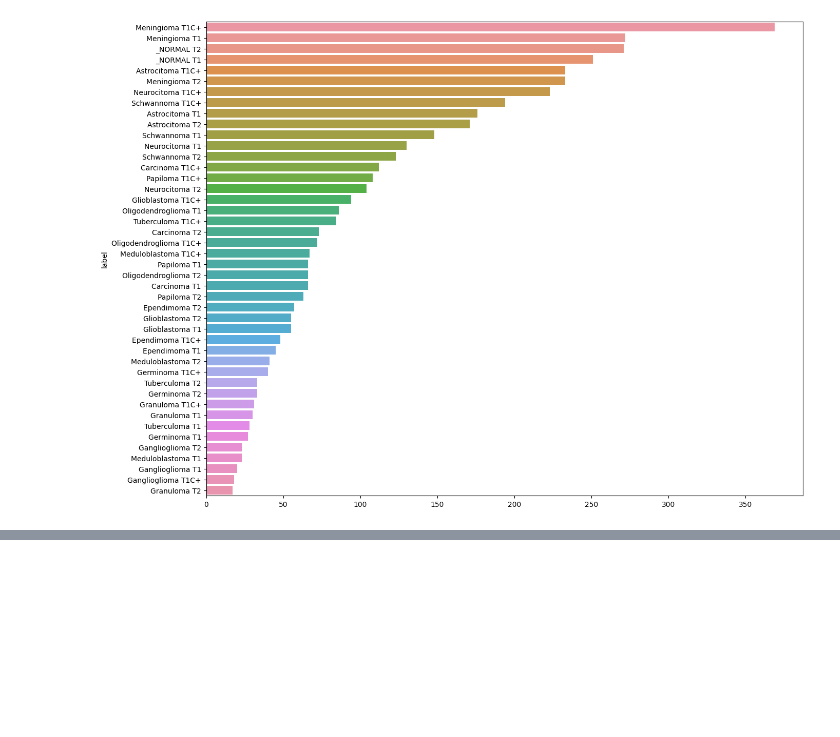
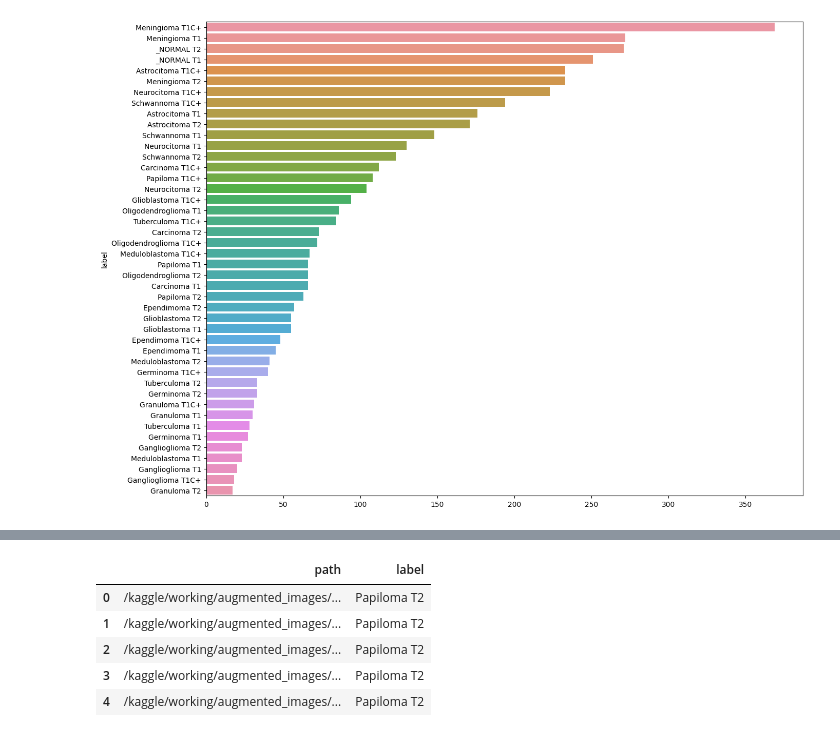
Before and after one commit to Som-III/Brain_tumor_detection_using_deep_learning, a Jupyter notebook: tumor_detection.ipynb, the cells around one changed output, grey strips where cells are left out. Cells and saved outputs as stored; diff of their text form; code cells hidden in the pictures; blank space fills up the shorter version.

Commit message:
Kaggle Notebook | tumor | Version 3

```diff
--- a/tumor_detection.ipynb
+++ b/tumor_detection.ipynb
@@ -93,0 +163,11 @@ plt.show()
+# %%
+#augmented_df.to_pickle('augmented_balanced_dataset.pkl')
+#augmented_df = pd.read_pickle('augmented_balanced_dataset.pkl')
+augmented_df.head()
+# %% [output]
+|  | path | label |
+| 0 | /kaggle/working/augmented_images/... | Papiloma T2 |
+| 1 | /kaggle/working/augmented_images/... | Papiloma T2 |
+| 2 | /kaggle/working/augmented_images/... | Papiloma T2 |
+| 3 | /kaggle/working/augmented_images/... | Papiloma T2 |
+| 4 | /kaggle/working/augmented_images/... | Papiloma T2 |
```
Also changed, not shown: parts of 17 cells of this notebook.
